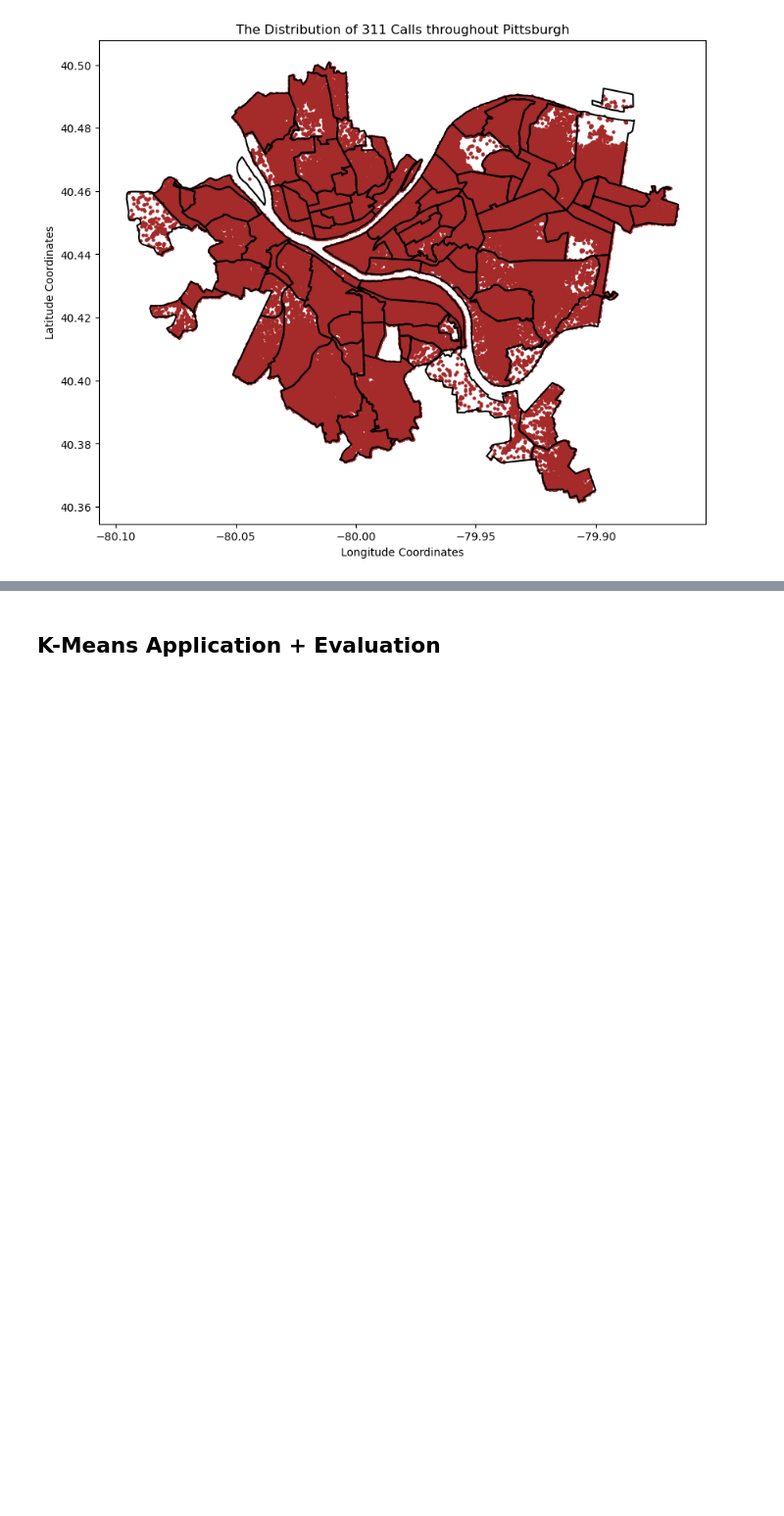
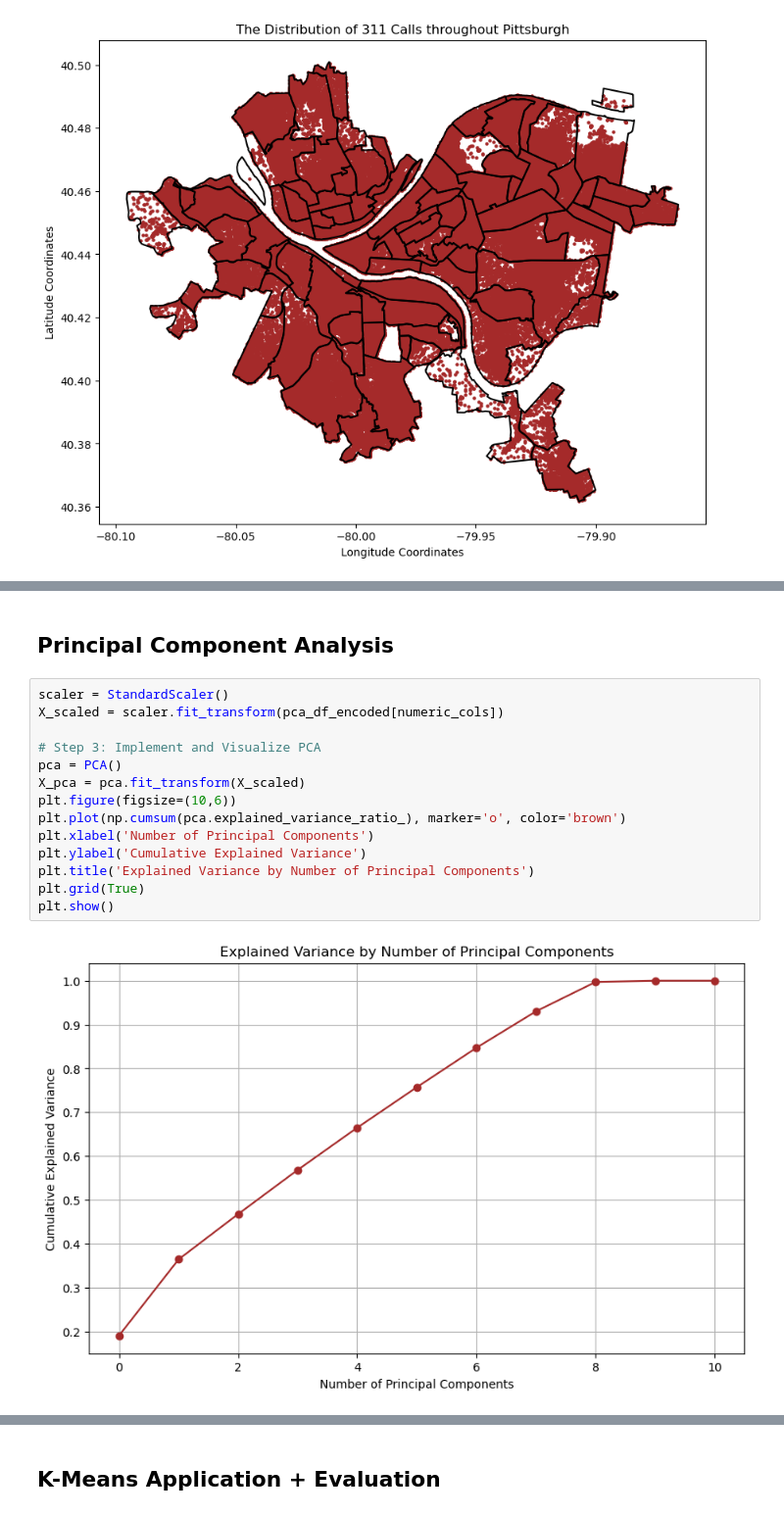
Before and after one commit to alankagiri/Machine_Learning_For_Public_Policy_Adding_Value_Project, a Jupyter notebook: 311_Data_EDA.ipynb, the cells around one changed output, grey strips where cells are left out. Shown: that part at 98% size. Saved outputs shown, nothing was run; the diff lists cells and outputs as text; blank space fills up the shorter version.

```diff
--- a/311_Data_EDA.ipynb
+++ b/311_Data_EDA.ipynb
@@ -315,0 +490,18 @@ X_coord_scaled = scaler.fit_transform(X_coords)
+# %% [markdown]
+## Principal Component Analysis
+# %%
+scaler = StandardScaler()
+X_scaled = scaler.fit_transform(pca_df_encoded[numeric_cols])
+
+# Step 3: Implement and Visualize PCA
+pca = PCA()
+X_pca = pca.fit_transform(X_scaled)
+plt.figure(figsize=(10,6))
+plt.plot(np.cumsum(pca.explained_variance_ratio_), marker='o', color='brown')
+plt.xlabel('Number of Principal Components')
+plt.ylabel('Cumulative Explained Variance')
+plt.title('Explained Variance by Number of Principal Components')
+plt.grid(True)
+plt.show()
+# %% [output]
+[figure, added]
```
Also changed, not shown: parts of 41 cells of this notebook, 1 other file.
